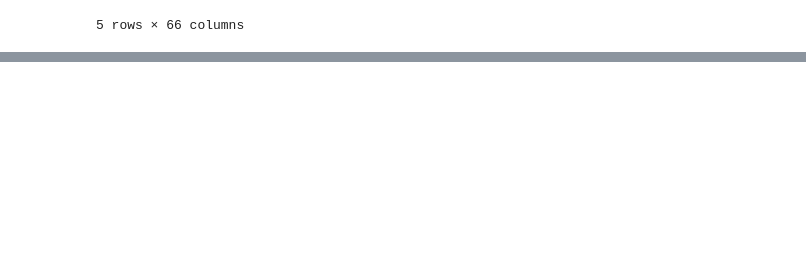
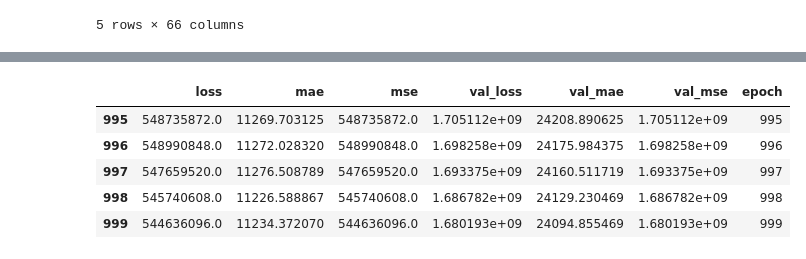
Before and after one commit to lhao03/data-visualization-of-usa-spending, a Jupyter notebook: incarceration_model.ipynb, the cells around one changed output, grey strips where cells are left out. Cells and saved outputs as stored; diff of their text form; code cells hidden in the pictures; blank space fills up the shorter version.

```diff
--- a/incarceration_model.ipynb
+++ b/incarceration_model.ipynb
@@ -341,6 +339,6 @@ epochs = 1000
 
 history = model.fit(
 normed_train_data, train_labels,
-epochs=epochs, validation_split = ~msk, verbose=0,
+epochs=epochs, validation_split = 0.2, verbose=0,
 callbacks=[PrintDot()])
 # %% [output]
@@ -347,0 +355,11 @@ ValueError: The truth value of an array with more than one element is ambiguous.
+# %%
+hist = pd.DataFrame(history.history)
+hist['epoch'] = history.epoch
+hist.tail()
+# %% [output]
+|  | loss | mae | mse | val_loss | val_mae | val_mse | epoch |
+| 995 | 548735872.0 | 11269.703125 | 548735872.0 | 1.705112e+09 | 24208.890625 | 1.705112e+09 | 995 |
+| 996 | 548990848.0 | 11272.028320 | 548990848.0 | 1.698258e+09 | 24175.984375 | 1.698258e+09 | 996 |
+| 997 | 547659520.0 | 11276.508789 | 547659520.0 | 1.693375e+09 | 24160.511719 | 1.693375e+09 | 997 |
+| 998 | 545740608.0 | 11226.588867 | 545740608.0 | 1.686782e+09 | 24129.230469 | 1.686782e+09 | 998 |
+| 999 | 544636096.0 | 11234.372070 | 544636096.0 | 1.680193e+09 | 24094.855469 | 1.680193e+09 | 999 |
```
Also changed, not shown: parts of 10 cells of this notebook.
